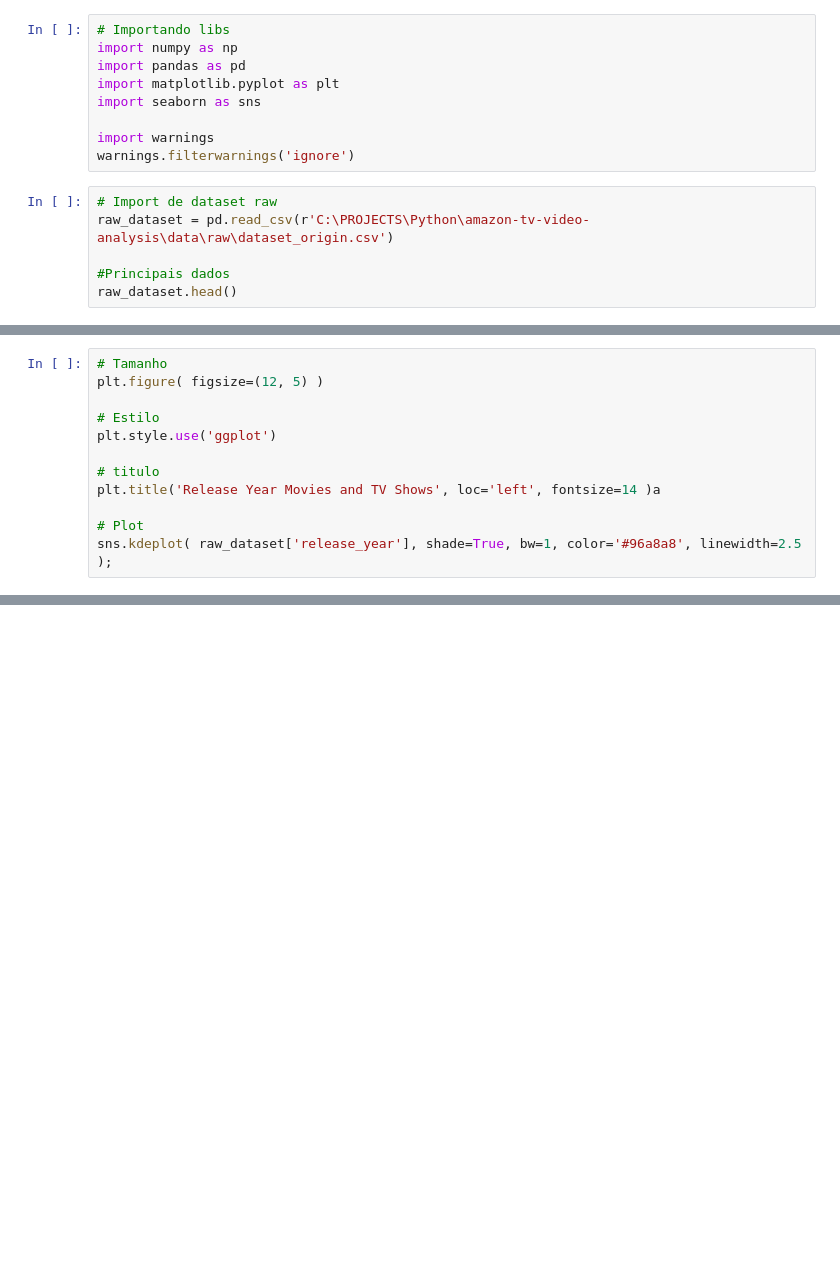
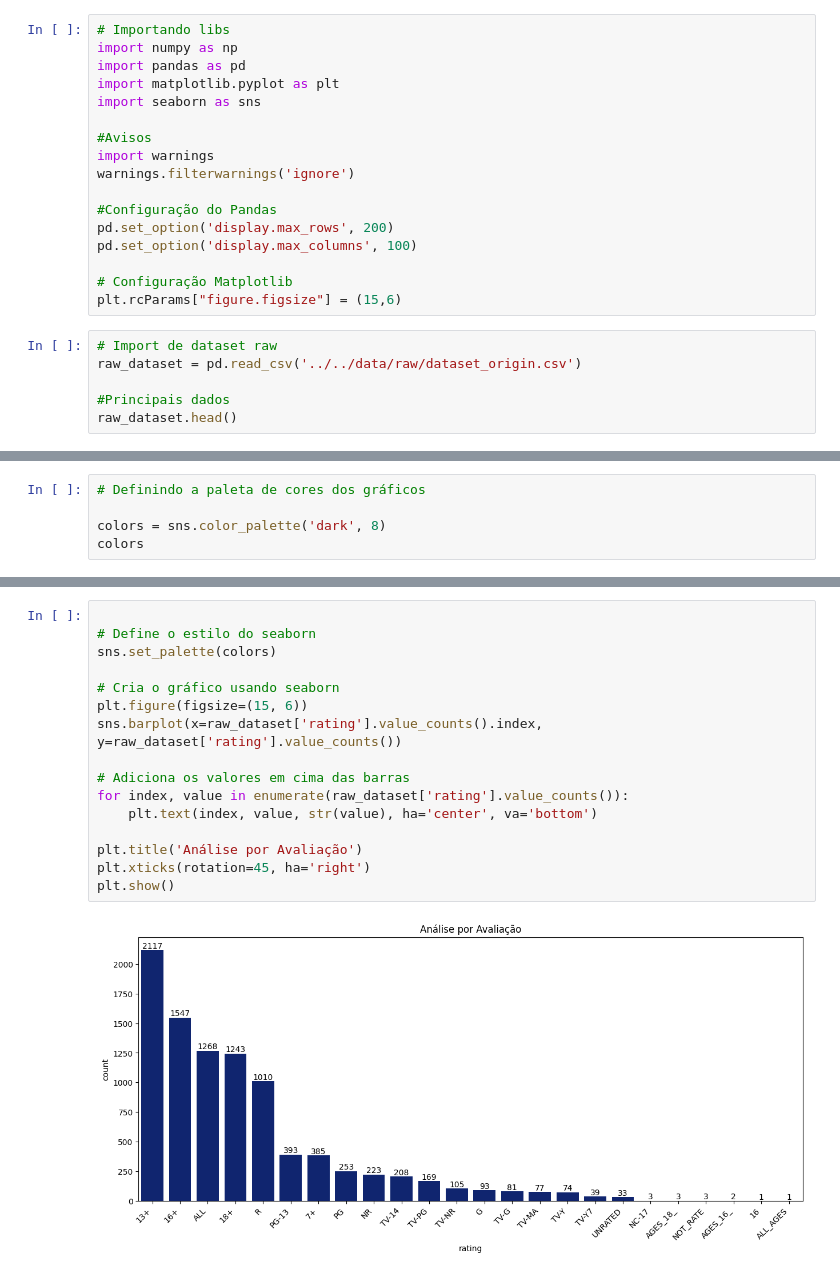
Before and after one commit to nandodevs/amazon-tv-video-analysis, a Jupyter notebook: notebooks/exploratory/analysis.ipynb, the cells around one changed output, grey strips where cells are left out. Drawn from its saved outputs; the diff is of its cells as text; blank space fills up the shorter version.

```diff
--- a/notebooks/exploratory/analysis.ipynb
+++ b/notebooks/exploratory/analysis.ipynb
@@ -7,11 +8,19 @@ import pandas as pd
 import matplotlib.pyplot as plt
 import seaborn as sns
 
+#Avisos
 import warnings
 warnings.filterwarnings('ignore')
+
+#Configuração do Pandas
+pd.set_option('display.max_rows', 200)
+pd.set_option('display.max_columns', 100)
+
+# Configuração Matplotlib
+plt.rcParams["figure.figsize"] = (15,6)
 # %%
 # Import de dataset raw
-raw_dataset = pd.read_csv(r'C:\PROJECTS\Python\amazon-tv-video-analysis\data\raw\dataset_origin.csv')
+raw_dataset = pd.read_csv('../../data/raw/dataset_origin.csv')
 
 #Principais dados
 raw_dataset.head()
@@ -166,12 +217,0 @@ raw_dataset.describe()
-# %%
-# Tamanho
-plt.figure( figsize=(12, 5) )
-
-# Estilo
-plt.style.use('ggplot')
-
-# titulo
-plt.title('Release Year Movies and TV Shows', loc='left', fontsize=14 )a
-
-# Plot
-sns.kdeplot( raw_dataset['release_year'], shade=True, bw=1, color='#96a8a8', linewidth=2.5 );
@@ -195,0 +228,5 @@ raw_dataset.loc[ raw_dataset['release_year'] >= 2020 ]
+# %%
+# Definindo a paleta de cores dos gráficos
+
+colors = sns.color_palette('dark', 8)
+colors
@@ -195,0 +242,18 @@ raw_dataset.loc[ raw_dataset['release_year'] >= 2020 ]
+# %%
+
+# Define o estilo do seaborn
+sns.set_palette(colors)
+
+# Cria o gráfico usando seaborn
+plt.figure(figsize=(15, 6))
+sns.barplot(x=raw_dataset['rating'].value_counts().index, y=raw_dataset['rating'].value_counts())
+
+# Adiciona os valores em cima das barras
+for index, value in enumerate(raw_dataset['rating'].value_counts()):
+    plt.text(index, value, str(value), ha='center', va='bottom')
+
+plt.title('Análise por Avaliação')
+plt.xticks(rotation=45, ha='right')
+plt.show()
+# %% [output]
+[figure, added]
```
Also changed, not shown: parts of 27 cells of this notebook, 5 other files.
